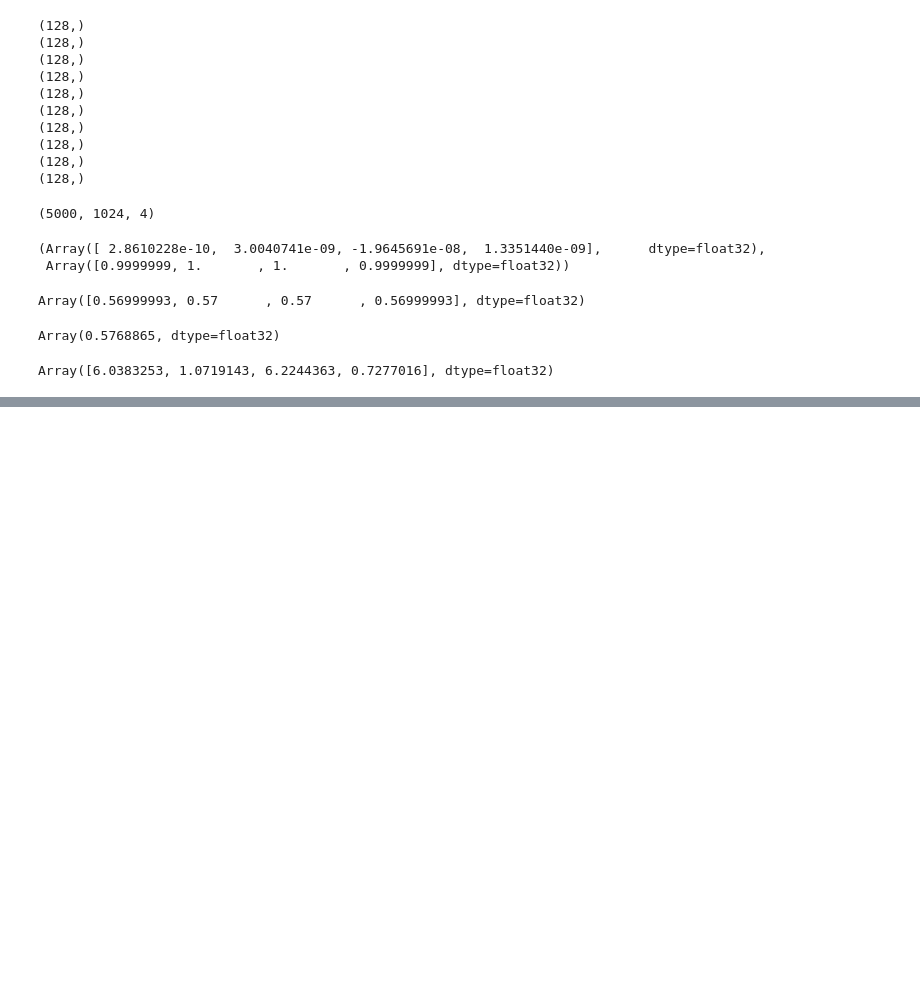
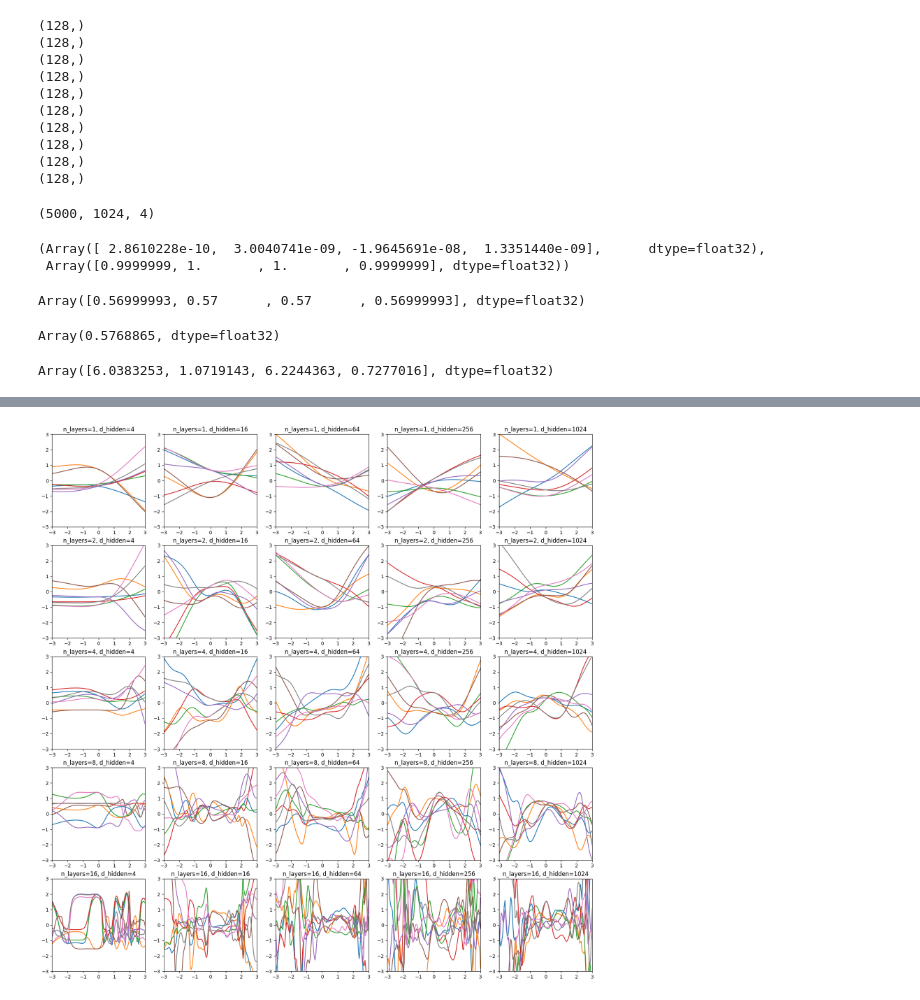
Before and after one commit to akarshkumar0101/synthetic-mdps, a Jupyter notebook: src/temp.ipynb, the cells around one changed output, grey strips where cells are left out. Saved outputs shown, nothing was run; the diff lists cells and outputs as text; code cells hidden in the pictures; blank space fills up the shorter version.

```diff
--- a/src/temp.ipynb
+++ b/src/temp.ipynb
@@ -842,0 +1005,43 @@ ValueError: not enough values to unpack (expected 2, got 1)
+# %%
+plt.figure(figsize=(20, 20))
+for i1, n_layers in enumerate([1, 2, 4, 8, 16]):
+    for i2, d_hidden in enumerate([4, 16, 64, 256, 1024]):
+        plt.subplot(5, 5, i1*5+i2+1)
+
+        d_in, d_out = 4, 4
+        n_layers, d_hidden, activation = n_layers, d_hidden, nn.gelu
+        net = MLP(n_layers=n_layers, d_hidden=d_hidden, d_out=d_out, activation=activation)
+        rng = jax.random.PRNGKey(0)
+        rng, _rng = split(rng)
+        params = net.init(_rng, jnp.zeros((d_in,)))
+
+        rng, _rng = split(rng)
+        x = jax.random.normal(_rng, (32, d_in))
+        y, updates = net.apply( params, x, train=True, mutable=['batch_stats'])
+        params['batch_stats'] = updates['batch_stats']
+        y = net.apply(params, x)
+
+        assert jnp.allclose(y.mean(axis=0), jnp.zeros_like(y.mean(axis=0)), atol=1e-2)
+        assert jnp.allclose(y.std(axis=0), jnp.ones_like(y.std(axis=0)), atol=1e-2)
+
+
+        t = jnp.linspace(-1, 1, 128)*3
+        def get_nn_slice(rng):
+            rng, _rng = split(rng)
+            v = jax.random.normal(_rng, (d_in, ))
+            v = v/jnp.linalg.norm(v)
+            x = t[:, None] * v
+
+            y = jax.vmap(net.apply, in_axes=(None, 0))(params, x)
+            y = rearrange(y, 't d -> d t')
+            return y
+
+        rng, _rng = split(rng)
+        y = jax.vmap(get_nn_slice)(split(_rng, 2))
+        y = rearrange(y, 'b1 b2 t -> (b1 b2) t')
+        plt.plot(t, y.T)
+        plt.xlim(-3, 3)
+        plt.ylim(-3, 3)
+        plt.title(f'n_layers={n_layers}, d_hidden={d_hidden}')
+# %% [output]
+[figure, added]
```
Also changed, not shown: parts of 10 cells of this notebook, 5 other files.
